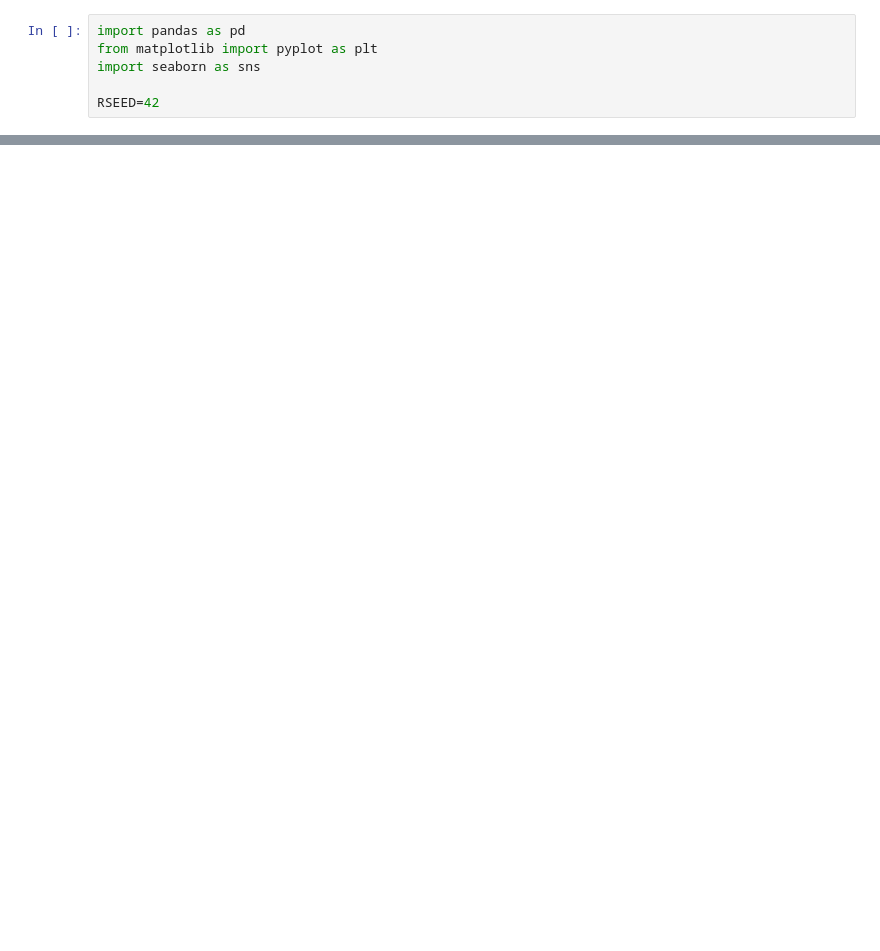
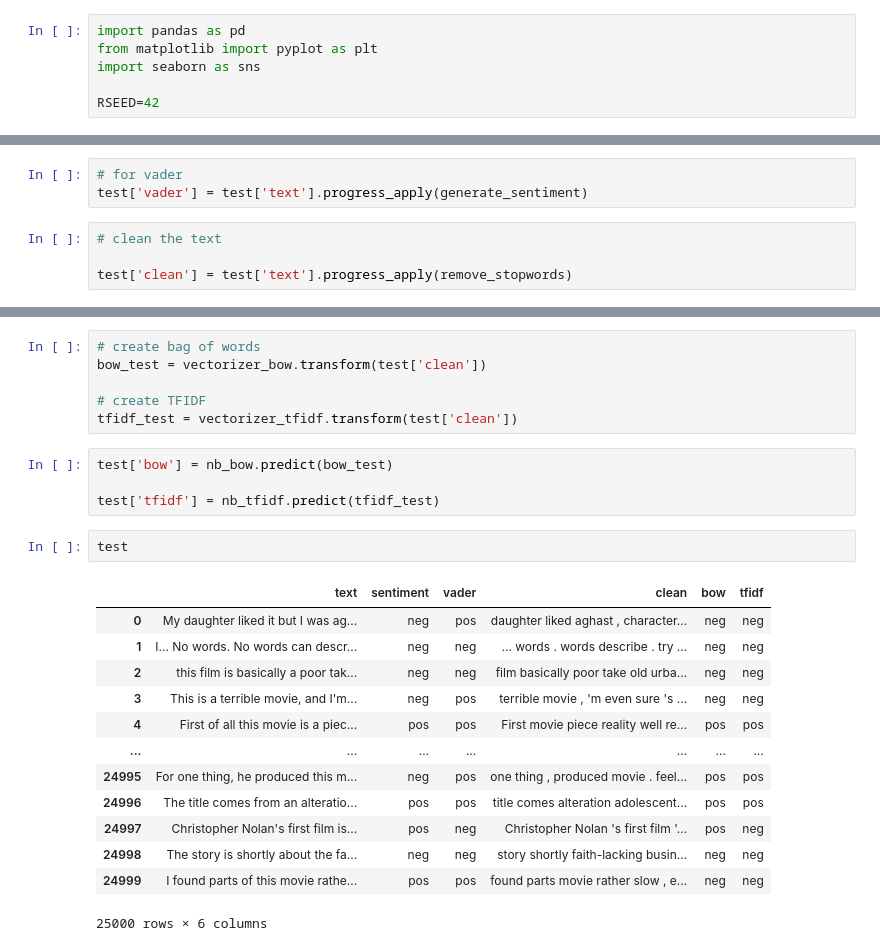
Before and after one commit to olugbengaoloyade/Movies_review, a Jupyter notebook: notebook/movie.ipynb, the cells around one changed output, grey strips where cells are left out. Drawn from its saved outputs; the diff is of its cells as text; blank space fills up the shorter version.

```diff
--- a/notebook/movie.ipynb
+++ b/notebook/movie.ipynb
@@ -24,0 +390,7 @@ FileNotFoundError: [Errno 2] No such file or directory: 'notebook/train.csv'
+# %%
+# for vader
+test['vader'] = test['text'].progress_apply(generate_sentiment)
+# %%
+# clean the text
+
+test['clean'] = test['text'].progress_apply(remove_stopwords)
@@ -24,0 +412,26 @@ FileNotFoundError: [Errno 2] No such file or directory: 'notebook/train.csv'
+# %%
+# create bag of words
+bow_test = vectorizer_bow.transform(test['clean'])
+
+# create TFIDF
+tfidf_test = vectorizer_tfidf.transform(test['clean'])
+# %%
+test['bow'] = nb_bow.predict(bow_test)
+
+test['tfidf'] = nb_tfidf.predict(tfidf_test)
+# %%
+test
+# %% [output]
+|  | text | sentiment | vader | clean | bow | tfidf |
+| 0 | My daughter liked it but I was ag... | neg | pos | daughter liked aghast , character... | neg | neg |
+| 1 | I... No words. No words can descr... | neg | neg | ... words . words describe . try ... | neg | neg |
+| 2 | this film is basically a poor tak... | neg | neg | film basically poor take old urba... | neg | neg |
+| 3 | This is a terrible movie, and I'm... | neg | pos | terrible movie , 'm even sure 's ... | neg | neg |
+| 4 | First of all this movie is a piec... | pos | pos | First movie piece reality well re... | pos | pos |
+| ... | ... | ... | ... | ... | ... | ... |
+| 24995 | For one thing, he produced this m... | neg | pos | one thing , produced movie . feel... | pos | pos |
+| 24996 | The title comes from an alteratio... | pos | pos | title comes alteration adolescent... | pos | pos |
+| 24997 | Christopher Nolan's first film is... | pos | neg | Christopher Nolan 's first film '... | pos | neg |
+| 24998 | The story is shortly about the fa... | neg | neg | story shortly faith-lacking busin... | neg | neg |
+| 24999 | I found parts of this movie rathe... | pos | pos | found parts movie rather slow , e... | neg | neg |
+25000 rows × 6 columns
```
Also changed, not shown: parts of 59 cells of this notebook.
